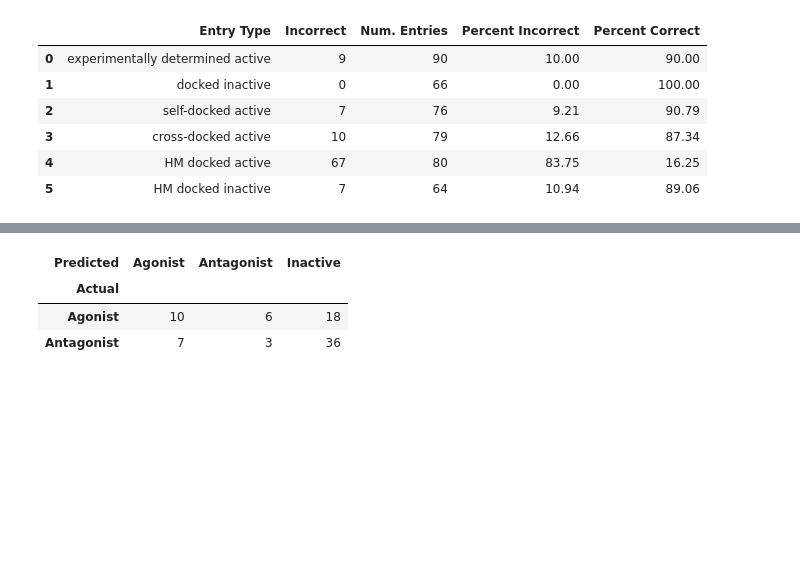
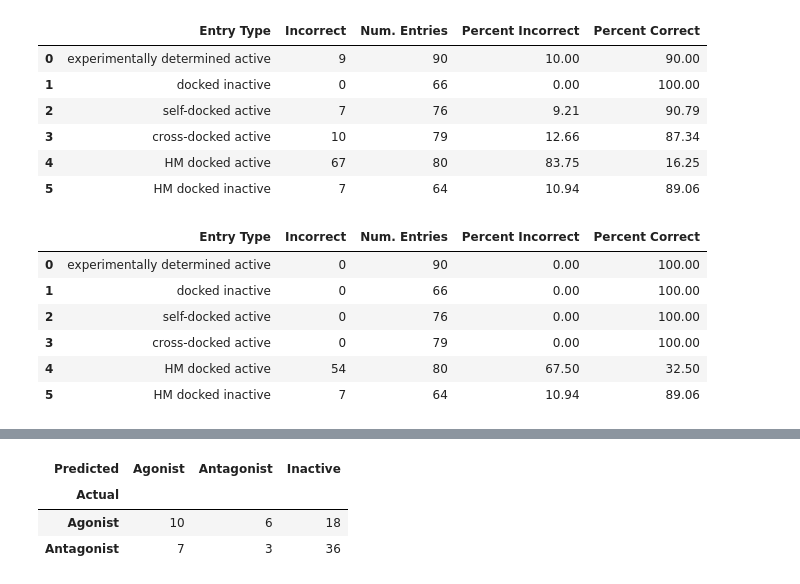
Before and after one commit to gszwabowski/GPCR_DB_project, a Jupyter notebook: predicting_function_inactives_and_selfdock_and_crossdock_and_HMdocking-noLM.ipynb, the cells around one changed output, grey strips where cells are left out. Saved outputs shown, nothing was run; the diff lists cells and outputs as text; code cells hidden in the pictures; blank space fills up the shorter version.

Commit message:
developed binary classifiers using data for all 6 ligand-receptor complex types, removed GPR31 classification code from copied notebooks

```diff
--- a/predicting_function_inactives_and_selfdock_and_crossdock_and_HMdocking-noLM.ipynb
+++ b/predicting_function_inactives_and_selfdock_and_crossdock_and_HMdocking-noLM.ipynb
@@ -747,6 +765,58 @@ display(results_df)
 | 3 | cross-docked active | 10 | 79 | 12.66 | 87.34 |
 | 4 | HM docked active | 67 | 80 | 83.75 | 16.25 |
 | 5 | HM docked inactive | 7 | 64 | 10.94 | 89.06 |
+# %%
+X_test_mergedbinders = X_test.copy()
+
+# remap actual/predicted values so that agonist/inv. agonist/antagonists are just considered as actives
+X_test_mergedbinders['actual_fxn'] = X_test_mergedbinders['actual_fxn'].map({'Antagonist': 'active', 'Agonist': 'active', 'Inverse agonist' : 'active', 'Inactive' : 'inactive'})
+X_test_mergedbinders['pred_function'] = X_test_mergedbinders['pred_function'].map({'Antagonist': 'active', 'Agonist': 'active', 'Inverse agonist' : 'active', 'Inactive' : 'inactive'})
+
+# get incorrect predictions in test set w/ merged binders
+entries = []
+for i in range(len(X_test)):
+    if X_test_mergedbinders['actual_fxn'].iloc[i] != X_test_mergedbinders['pred_function'].iloc[i]:
+        entries.append(i)
+
+wrong_preds_df_MB = X_test_mergedbinders.iloc[entries,:]
+
+# table for incorrect predictions after merging binders
+entry_types_uniq = []
+incorrects = []
+num_entries = []
+percent_incorrect = []
+percent_correct = []
+for x in ['experimentally determined active', 'docked inactive', 'self-docked active', 'cross-docked active', 'HM docked active', 'HM docked inactive']:
+    num_test_entries = len(X_test_mergedbinders.loc[X_test_mergedbinders['entry_type'] == x])
+    incorrect_test_entries = len(wrong_preds_df_MB.loc[X_test_mergedbinders['entry_type'] == x])
+    percent = (incorrect_test_entries / num_test_entries) * 100
+
+    # append each value to lists to be used for df construction
+    entry_types_uniq.append(x)
+    incorrects.append(incorrect_test_entries)
+    num_entries.append(num_test_entries)
+    percent_incorrect.append("{:.2f}".format(percent))
+    percent_correct.append("{:.2f}".format(100 - percent))
+#     print(x, '\t', incorrect_test_entries, '\t\t', num_test_entries, '\t\t', percent, '\t', 100 - percent)
+
+# dataframe construction/display
+results_df = pd.DataFrame({
+    'Entry Type': entry_types_uniq,
+    'Incorrect': incorrects,
+    'Num. Entries' : num_entries,
+    'Percent Incorrect' : percent_incorrect,
+    'Percent Correct' : percent_correct
+})
+
+display(results_df)
+# %% [output]
+|  | Entry Type | Incorrect | Num. Entries | Percent Incorrect | Percent Correct |
+| 0 | experimentally determined active | 0 | 90 | 0.00 | 100.00 |
+| 1 | docked inactive | 0 | 66 | 0.00 | 100.00 |
+| 2 | self-docked active | 0 | 76 | 0.00 | 100.00 |
+| 3 | cross-docked active | 0 | 79 | 0.00 | 100.00 |
+| 4 | HM docked active | 54 | 80 | 67.50 | 32.50 |
+| 5 | HM docked inactive | 7 | 64 | 10.94 | 89.06 |
 # %%
 X_test_HM_docked_active = X_test[X_test['entry_type'] == 'HM docked active']
 X_test_HM_docked_inactive = X_test[X_test['entry_type'] == 'HM docked inactive']
```
Also changed, not shown: parts of 24 cells of this notebook, 6 other files.
